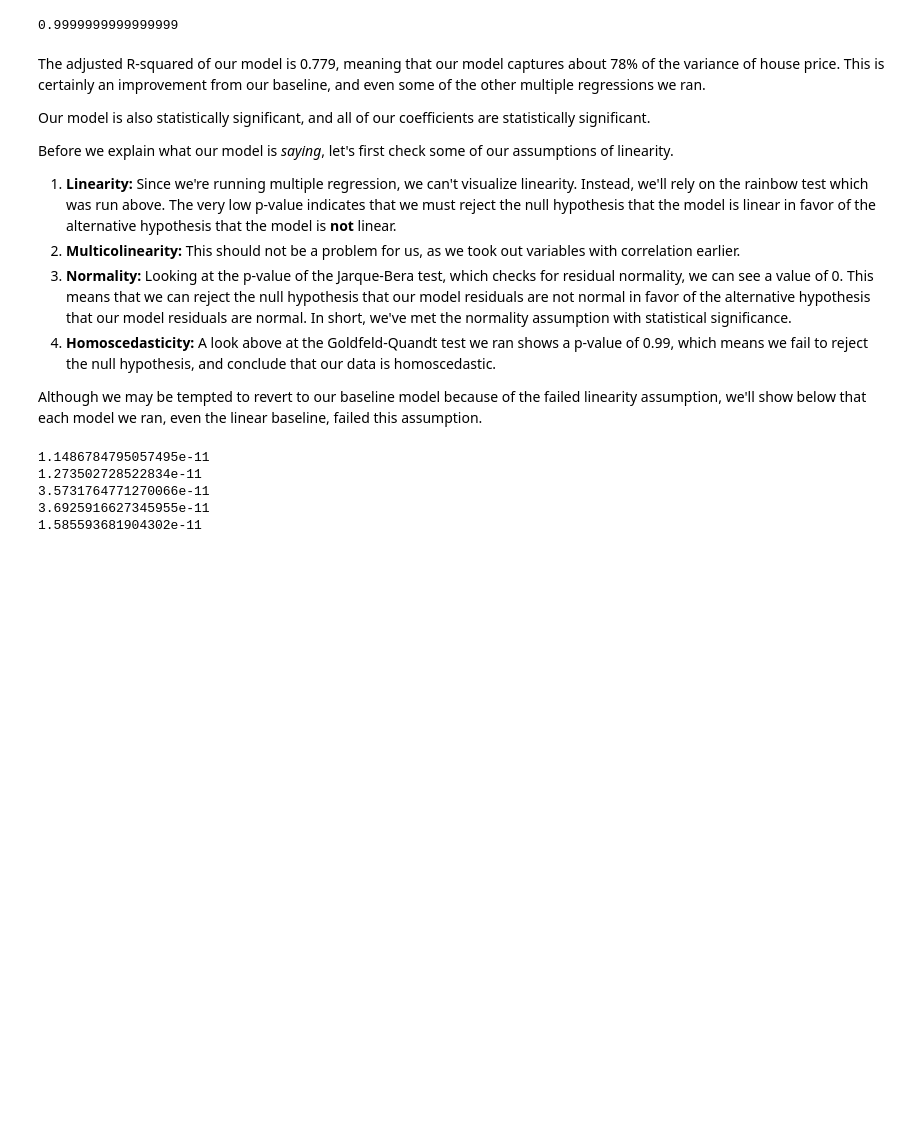
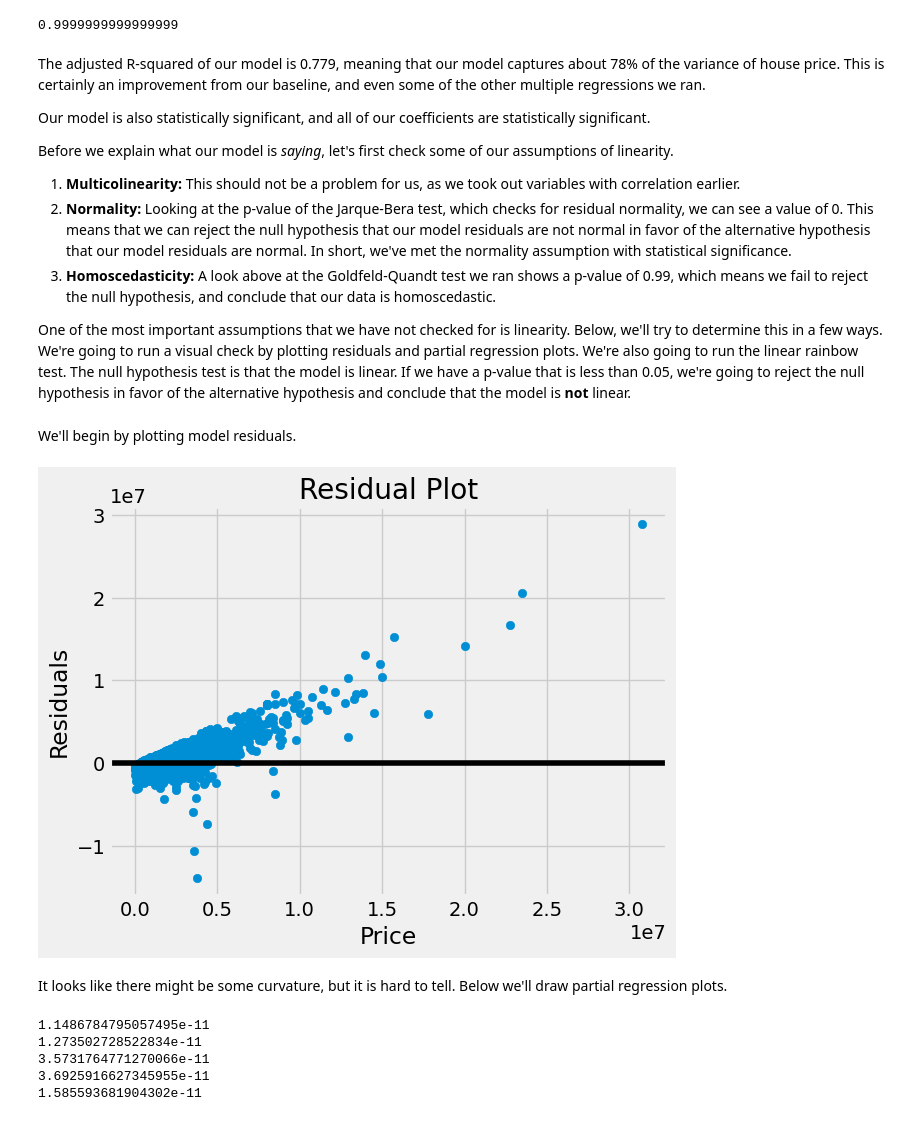
Before and after one commit to bmjaron/phase_2_final_project, a Jupyter notebook: regression_final_project_v_2.ipynb, the cells around one changed output. Drawn from its saved outputs; the diff is of its cells as text; code cells hidden in the pictures; blank space fills up the shorter version.

```diff
--- a/regression_final_project_v_2.ipynb
+++ b/regression_final_project_v_2.ipynb
@@ -554,13 +554,26 @@ Our model is also statistically significant, and all of our coefficients are sta
 
 Before we explain what our model is *saying*, let's first check some of our assumptions of linearity.
 
+1.  **Multicolinearity:** This should not be a problem for us, as we took out variables with correlation earlier.
+2. **Normality:** Looking at the p-value of the Jarque-Bera test, which checks for residual normality, we can see a value of 0. This means that we can reject the null hypothesis that our model residuals are not normal in favor of the alternative hypothesis that our model residuals are normal. In short, we've met the normality assumption with statistical significance.
+3. **Homoscedasticity:** A look above at the Goldfeld-Quandt test we ran shows a p-value of 0.99, which means we fail to reject the null hypothesis, and conclude that our data is homoscedastic.
 
-1.   **Linearity:** Since we're running multiple regression, we can't visualize linearity. Instead, we'll rely on the rainbow test which was run above. The very low p-value indicates that we must reject the null hypothesis that the model is linear in favor of the alternative hypothesis that the model is **not** linear.
-2.  **Multicolinearity:** This should not be a problem for us, as we took out variables with correlation earlier.
-3. **Normality:** Looking at the p-value of the Jarque-Bera test, which checks for residual normality, we can see a value of 0. This means that we can reject the null hypothesis that our model residuals are not normal in favor of the alternative hypothesis that our model residuals are normal. In short, we've met the normality assumption with statistical significance.
-4. **Homoscedasticity:** A look above at the Goldfeld-Quandt test we ran shows a p-value of 0.99, which means we fail to reject the null hypothesis, and conclude that our data is homoscedastic.
-
-Although we may be tempted to revert to our baseline model because of the failed linearity assumption, we'll show below that each model we ran, even the linear baseline, failed this assumption.
+One of the most important assumptions that we have not checked for is linearity. Below, we'll try to determine this in a few ways. We're going to run a visual check by plotting residuals and partial regression plots. We're also going to run the linear rainbow test. The null hypothesis test is that the model is linear. If we have a p-value that is less than 0.05, we're going to reject the null hypothesis in favor of the alternative hypothesis and conclude that the model is **not** linear.
+# %% [markdown]
+We'll begin by plotting model residuals.
+# %%
+#Plot model residuals
+fig, ax = plt.subplots()
+
+ax.scatter(y, multiple_v4_results.resid)
+ax.axhline(y=0, color="black")
+ax.set_xlabel("Price")
+ax.set_ylabel("Residuals")
+ax.set_title("Residual Plot");
+# %% [output]
+[figure, added]
+# %% [markdown]
+It looks like there might be some curvature, but it is hard to tell. Below we'll draw partial regression plots.
 # %%
 #List of all models
 result_list = [results, baseline_v2_results, multiple_results, multiple_v2_results, multiple_v4_results]
```
